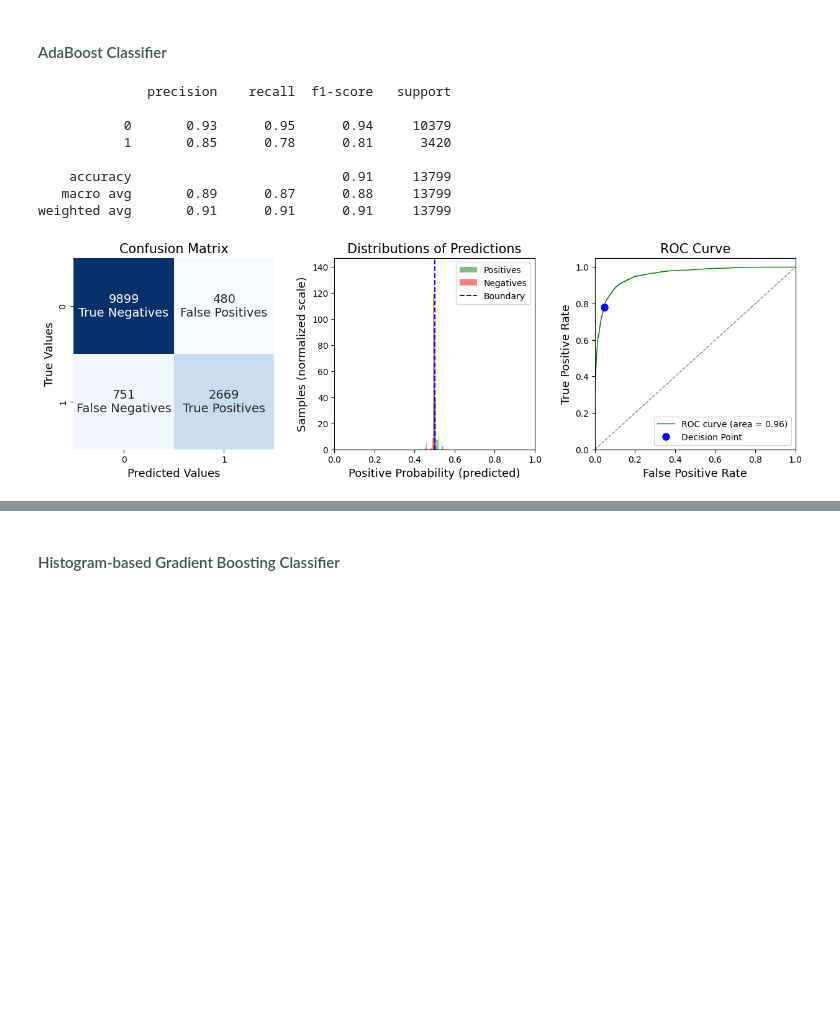
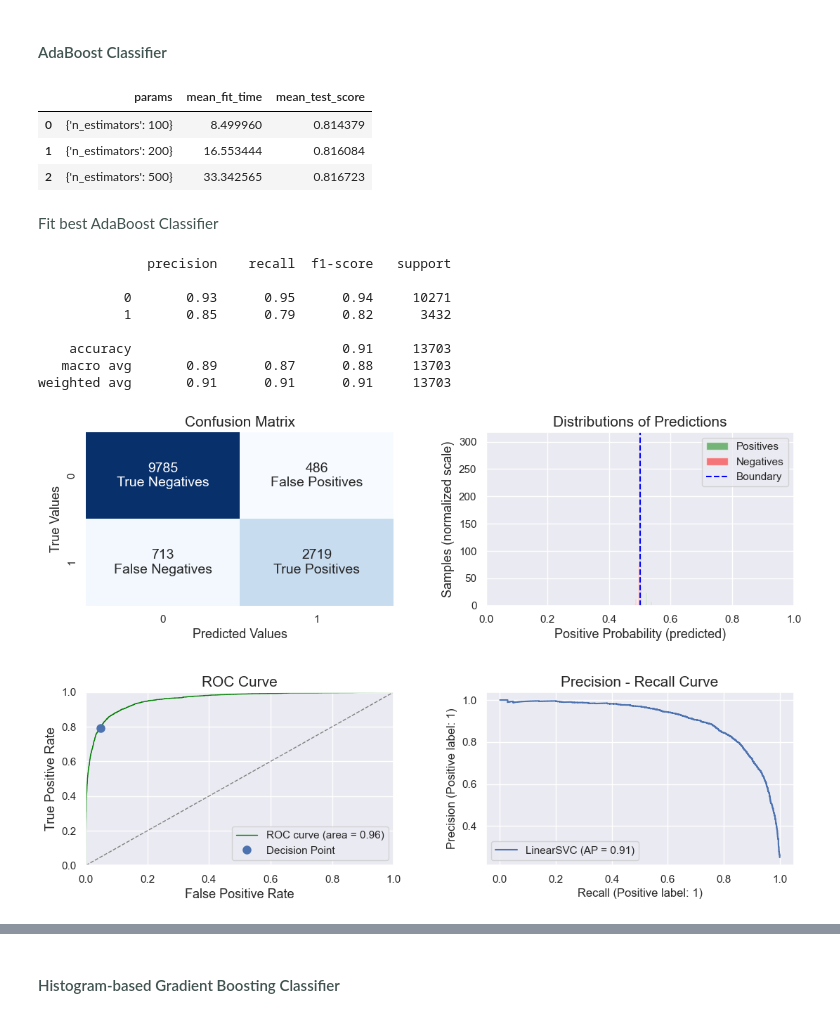
Before and after one commit to chiotisn/MScAI-ML-Assignment-ChiotisN, a Jupyter notebook: 2. Machine Learning Application.ipynb, the cells around one changed output, grey strips where cells are left out. Drawn from its saved outputs; the diff is of its cells as text; code cells hidden in the pictures; blank space fills up the shorter version.

```diff
--- a/2. Machine Learning Application.ipynb
+++ b/2. Machine Learning Application.ipynb
@@ -386,0 +441,8 @@ Mean rooted square error in minites:
+# %%
+results = y_test.to_frame().reset_index(drop=True).join(pd.Series(y_pred, name='PRED'))
+results['error'] = results['TRAVEL_DURATION'] - results['PRED']
+results[['TRAVEL_DURATION','error']] = results[['TRAVEL_DURATION','error']]/60
+sns.set_theme()
+sns.scatterplot(data=results, x="TRAVEL_DURATION", y="error")
+plt.title('Absolute Error per Actual Travel Duration (in minutes)')
+plt.show()
@@ -456,11 +524,11 @@ def evalBinaryClassifier(model, x, y, labels=['Positives','Negatives'], thres=0.
     elif model.classes_[0] == 1:
         pos_p = p[:,0]
 
-    plt.figure(figsize=[15,4])
+    plt.figure(figsize=[13,8])
 
     #1 -- Confusion matrix
     cm = confusion_matrix(y,model.predict_proba(x)[:,1] >= thres)
-    plt.subplot(131)
+    plt.subplot(221)
     ax = sns.heatmap(cm, annot=True, cmap='Blues', cbar=False,
                 annot_kws={"size": 14}, fmt='g')
     cmlabels = ['True Negatives', 'False Positives',
@@ -473,7 +541,7 @@ def evalBinaryClassifier(model, x, y, labels=['Positives','Negatives'], thres=0.
 
     #2 -- Distributions of Predicted Probabilities of both classes
     df = pd.DataFrame({'probPos':pos_p, 'target': y})
-    plt.subplot(132)
+    plt.subplot(222)
     plt.hist(df[df.target==1].probPos, density=True, bins=25,
              alpha=.5, color='green',  label=labels[0])
     plt.hist(df[df.target==0].probPos, density=True, bins=25,
@@ -488,7 +556,7 @@ def evalBinaryClassifier(model, x, y, labels=['Positives','Negatives'], thres=0.
     #3 -- ROC curve with annotated decision point
     fp_rates, tp_rates, _ = roc_curve(y,p[:,1])
     roc_auc = auc(fp_rates, tp_rates)
-    plt.subplot(133)
+    plt.subplot(223)
     plt.plot(fp_rates, tp_rates, color='green',
              lw=1, label='ROC curve (area = %0.2f)' % roc_auc)
     plt.plot([0, 1], [0, 1], lw=1, linestyle='--', color='grey')
@@ -496,31 +564,53 @@ def evalBinaryClassifier(model, x, y, labels=['Positives','Negatives'], thres=0.
     tn, fp, fn, tp = [i for i in cm.ravel()]
     plt.plot(fp/(fp+tn), tp/(tp+fn), 'bo', markersize=8, label='Decision Point')
     plt.xlim([0.0, 1.0])
-    plt.ylim([0.0, 1.05])
+    plt.ylim([0.0, 1.0])
     plt.xlabel('False Positive Rate', size=13)
     plt.ylabel('True Positive Rate', size=13)
     plt.title('ROC Curve', size=15)
     plt.legend(loc="lower right")
-    plt.subplots_adjust(wspace=.3)
-    plt.show()
+    plt.subplots_adjust(wspace=.3,hspace=0.5)
+
+    #4 -- Precision - Recall curve
+    ax4 = plt.subplot(224)
+    d = PrecisionRecallDisplay.from_predictions(y, p[:,1], name="LinearSVC",ax=ax4)
+    ax4.set_title('Precision - Recall Curve', size=15)
 # %% [markdown]
 ####  <font color='#425451'>AdaBoost Classifier</font>
+# %%
+ada = AdaBoostClassifier(random_state=42)
+
+grid_search_ada = GridSearchCV(estimator = ada,
+                               param_grid = {'n_estimators':[100, 200, 500]},
+                               scoring = 'f1',
+                               n_jobs = -1, cv = 5,refit=False)
+
+grid_search_ada.fit(X_train, y_train)
+
+pd.DataFrame(grid_search_ada.cv_results_)[['params','mean_fit_time','mean_test_score']]
+# %% [output]
+|  | params | mean_fit_time | mean_test_score |
+| 0 | {'n_estimators': 100} | 8.499960 | 0.814379 |
+| 1 | {'n_estimators': 200} | 16.553444 | 0.816084 |
+| 2 | {'n_estimators': 500} | 33.342565 | 0.816723 |
+# %% [markdown]
+<font color='#425451'>Fit best AdaBoost Classifier</font>
 # %%
-ada_clf = AdaBoostClassifier(n_estimators=200, random_state=42)
+ada_clf = AdaBoostClassifier(n_estimators=500, random_state=42)
 
 ada_clf.fit(X_train, y_train)
 
 evalBinaryClassifier(ada_clf, X_test, y_test)
 # %% [output]
               precision    recall  f1-score   support
 
-           0       0.93      0.95      0.94     10379
-           1       0.85      0.78      0.81      3420
+           0       0.93      0.95      0.94     10271
+           1       0.85      0.79      0.82      3432
 
-    accuracy                           0.91     13799
-   macro avg       0.89      0.87      0.88     13799
-weighted avg       0.91      0.91      0.91     13799
+    accuracy                           0.91     13703
+   macro avg       0.89      0.87      0.88     13703
+weighted avg       0.91      0.91      0.91     13703
-[figure, old version]
+[figure, new version]
 # %%
 _ = plt.barh(df.drop('HIGH_VALUE',axis=1).columns, ada_clf.feature_importances_)
 # %% [output]
```
Also changed, not shown: parts of 47 cells of this notebook.
